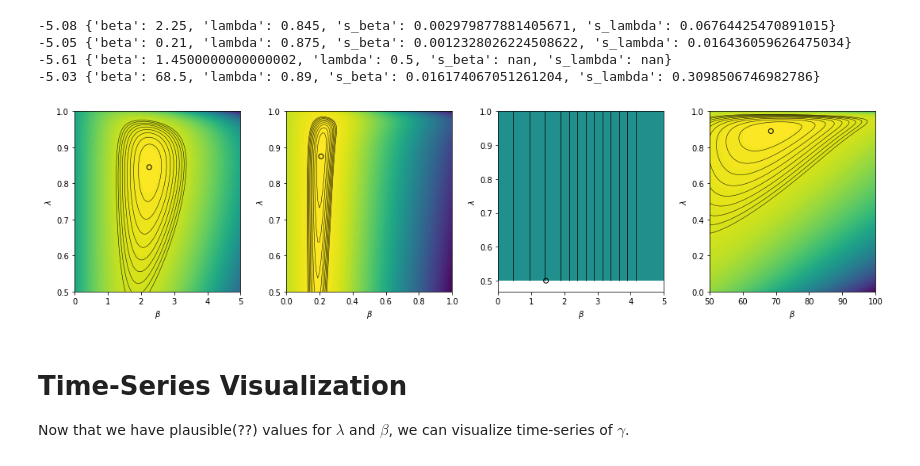
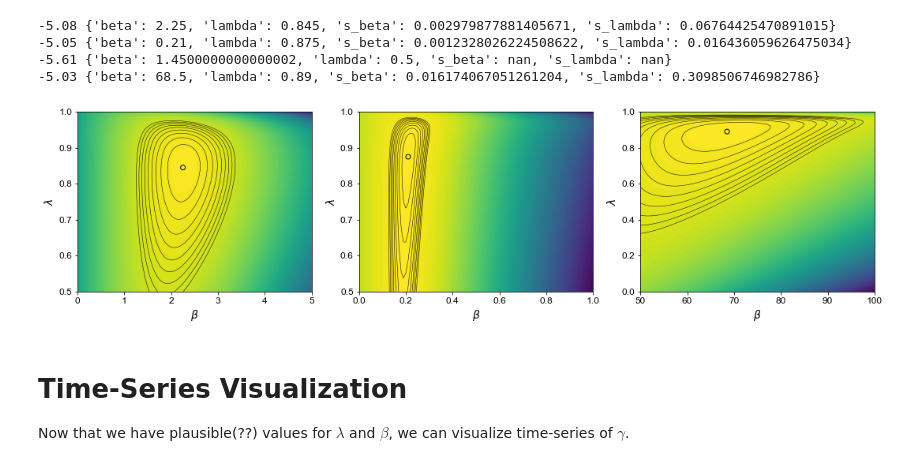
Before and after one commit to PhilChodrow/prestige_reinforcement, a Jupyter notebook: math_phd_exchange.ipynb, the cells around one changed output. Cells and saved outputs as stored; diff of their text form; code cells hidden in the pictures.

```diff
--- a/math_phd_exchange.ipynb
+++ b/math_phd_exchange.ipynb
@@ -62,45 +62,44 @@ for result in [sr, deg, uniform, pr]:
 -5.61 {'beta': 1.4500000000000002, 'lambda': 0.5, 's_beta': nan, 's_lambda': nan}
 -5.03 {'beta': 68.5, 'lambda': 0.89, 's_beta': 0.016174067051261204, 's_lambda': 0.3098506746982786}
 # %%
-fig, axarr = plt.subplots(1, 4, sharex = False, sharey = False, figsize = (15, 4))
+fig, axarr = plt.subplots(1, 3, sharex = False, sharey = False, figsize = (15, 4))
 
-results = [sr, deg, uniform, pr]
+results = [sr, deg,  pr]
 
-for i in range(4):
+for i in range(3):
 
     res = results[i]
 
     hat = estimation.get_estimates(res)
 
 #     fig = plt.figure(figsize = (5,4))
 #     ax = fig.add_subplot(111)
 
     M_ = res['M']
 
     xg, yg = np.meshgrid(res['BETA'], res['LAMBDA'])
 
     im = axarr[i].contourf(xg, yg, M_/n_obs, levels = 100)
     axarr[i].contour(xg, yg, M_/n_obs,
                levels = np.linspace(M_.max()/n_obs - .1,
                                     M_.max()/n_obs, 10),
                linewidths = .5,
                colors = 'black',
                linestyles = 'solid')
 
 #     plt.colorbar(im)
 
     axarr[i].set(xlabel = r'$\beta$',
            ylabel = r'$\lambda$')
 
     beta_hat = hat['beta']
     lambda_hat = hat['lambda']
 
     axarr[i].scatter(beta_hat, lambda_hat, color = 'black', facecolor = 'None')
 
-
     plt.tight_layout()
 # %% [output]
-[figure, old version]
+[figure, new version]
 # %% [markdown]
 # Time-Series Visualization
 
```
Also changed, not shown: parts of 1 cell of this notebook, 2 other files.
